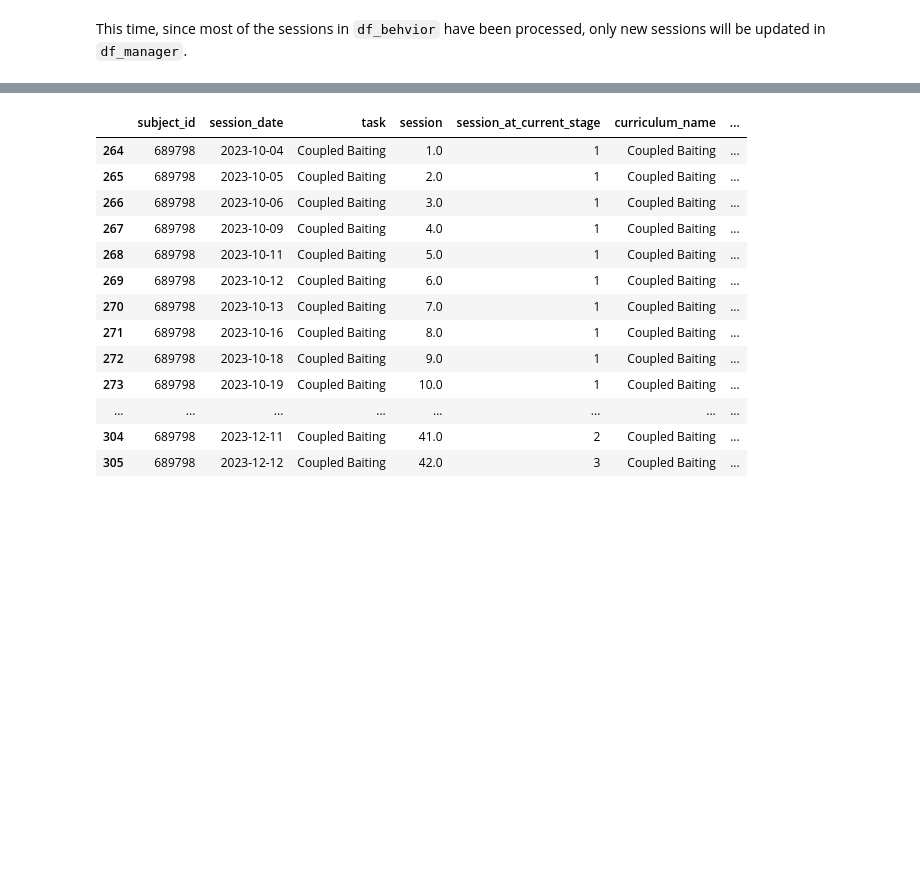
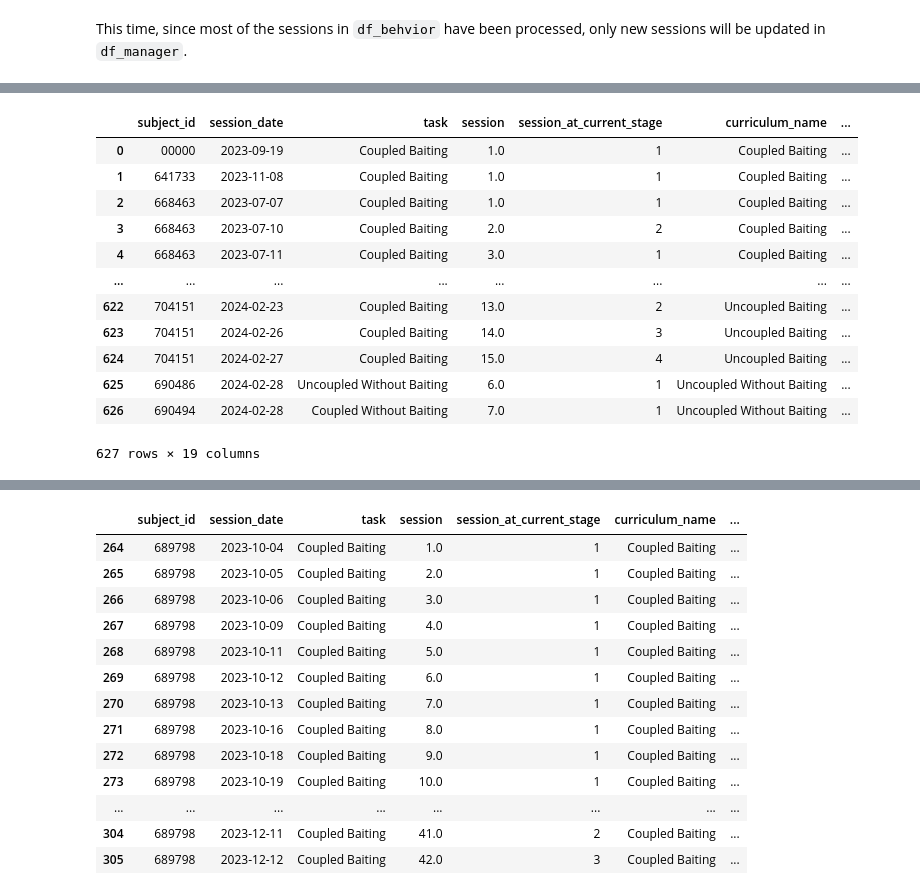
Before and after one commit to AllenNeuralDynamics/aind-foraging-behavior-bonsai-automatic-training, a Jupyter notebook: code/aind_auto_train/demo_auto_train_manager.ipynb, the cells around one changed output, grey strips where cells are left out. Saved outputs shown, nothing was run; the diff lists cells and outputs as text; code cells hidden in the pictures; blank space fills up the shorter version.

```diff
--- a/code/aind_auto_train/demo_auto_train_manager.ipynb
+++ b/code/aind_auto_train/demo_auto_train_manager.ipynb
@@ -162,0 +192,17 @@ demo_manager_447.update()
+# %%
+import pandas as pd
+pd.read_pickle('/root/capsule/data/foraging_auto_training/df_manager_447_demo.pkl')
+# %% [output]
+|  | subject_id | session_date | task | session | session_at_current_stage | curriculum_name | ... |
+| 0 | 00000 | 2023-09-19 | Coupled Baiting | 1.0 | 1 | Coupled Baiting | ... |
+| 1 | 641733 | 2023-11-08 | Coupled Baiting | 1.0 | 1 | Coupled Baiting | ... |
+| 2 | 668463 | 2023-07-07 | Coupled Baiting | 1.0 | 1 | Coupled Baiting | ... |
+| 3 | 668463 | 2023-07-10 | Coupled Baiting | 2.0 | 2 | Coupled Baiting | ... |
+| 4 | 668463 | 2023-07-11 | Coupled Baiting | 3.0 | 1 | Coupled Baiting | ... |
+| ... | ... | ... | ... | ... | ... | ... | ... |
+| 622 | 704151 | 2024-02-23 | Coupled Baiting | 13.0 | 2 | Uncoupled Baiting | ... |
+| 623 | 704151 | 2024-02-26 | Coupled Baiting | 14.0 | 3 | Uncoupled Baiting | ... |
+| 624 | 704151 | 2024-02-27 | Coupled Baiting | 15.0 | 4 | Uncoupled Baiting | ... |
+| 625 | 690486 | 2024-02-28 | Uncoupled Without Baiting | 6.0 | 1 | Uncoupled Without Baiting | ... |
+| 626 | 690494 | 2024-02-28 | Coupled Without Baiting | 7.0 | 1 | Uncoupled Without Baiting | ... |
+627 rows × 19 columns
```
Also changed, not shown: parts of 8 cells of this notebook, 1 other file.
